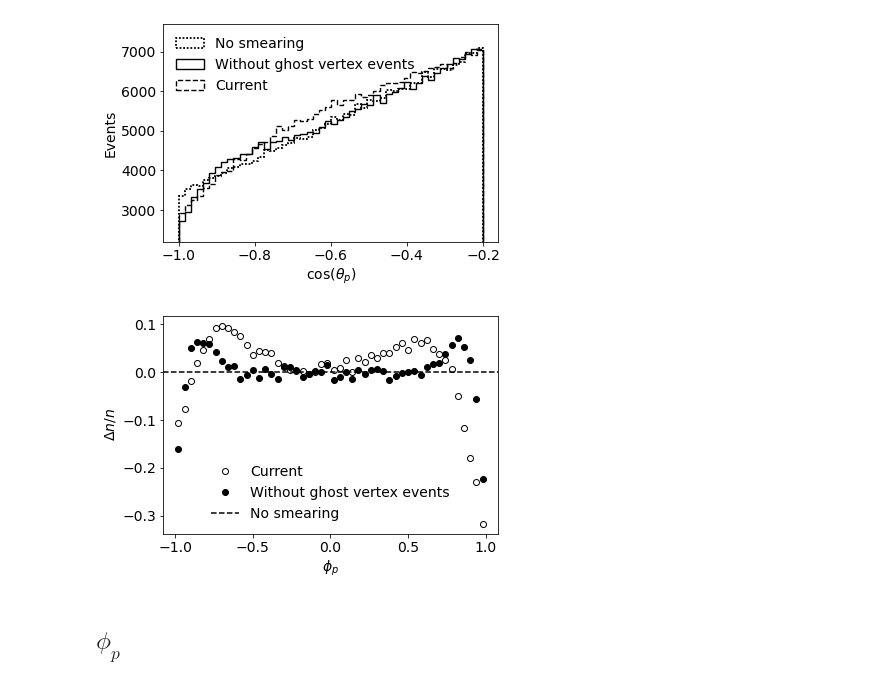
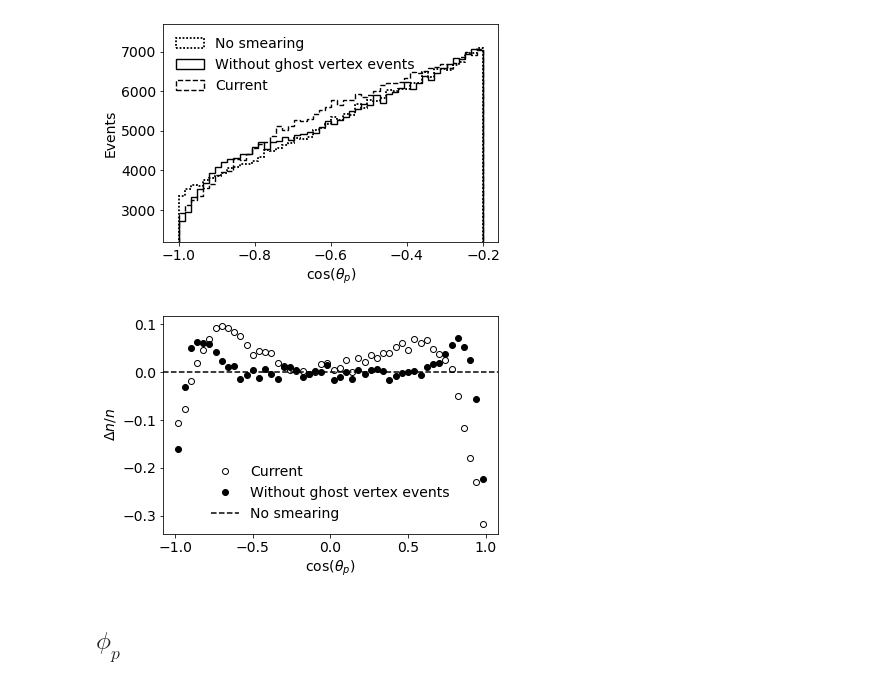
Before and after one commit to alatios/lb2jpsil_lambda-emdm-measurement, a Jupyter notebook: 11_smearing_comparison.ipynb, the cells around one changed output. Drawn from its saved outputs; the diff is of its cells as text; code cells hidden in the pictures.

Commit message:
Fix label in cosTheta residual plot

```diff
--- a/11_smearing_comparison.ipynb
+++ b/11_smearing_comparison.ipynb
@@ -481,35 +481,35 @@ common_params = {
     'markeredgecolor': 'black'
 }
 
 nocross_params = {
     'label': 'Without ghost vertex events',
     'markerfacecolor': 'black',
 }
 
 current_params = {
     'label': 'Current',
     'markerfacecolor': 'none',
 }
 
 plt.plot(ctheta_midpoints, (n_ctheta_current - n_ctheta_perfect)/n_ctheta_perfect, **common_params, **current_params)
 plt.plot(ctheta_midpoints, (n_ctheta_nocross - n_ctheta_perfect)/n_ctheta_perfect, **common_params, **nocross_params)
 plt.axhline(0, color='k', linestyle='--', label='No smearing')
 
 plt.xlabel(r"$\cos(\theta_p)$")
 plt.ylabel(r"$\Delta n / n$")
 #plt.ylim(-0.15, 0.4)
 
-plt.xlabel(r"$\phi_p$")
+plt.xlabel(r"$\cos(\theta_p)$")
 plt.ylabel(r"$\Delta n / n$")
 plt.legend(frameon=False, loc='lower center')
 
 if save_plots:
     for extension in ['.pdf', '.png']:
         plt.savefig(plot_directory + filename + extension, bbox_inches = 'tight')
 
 plt.show()
 # %% [output]
-[figure, old version]
+[figure, new version]
 # %% [markdown]
 ## $\phi_p$
 # %%
```
